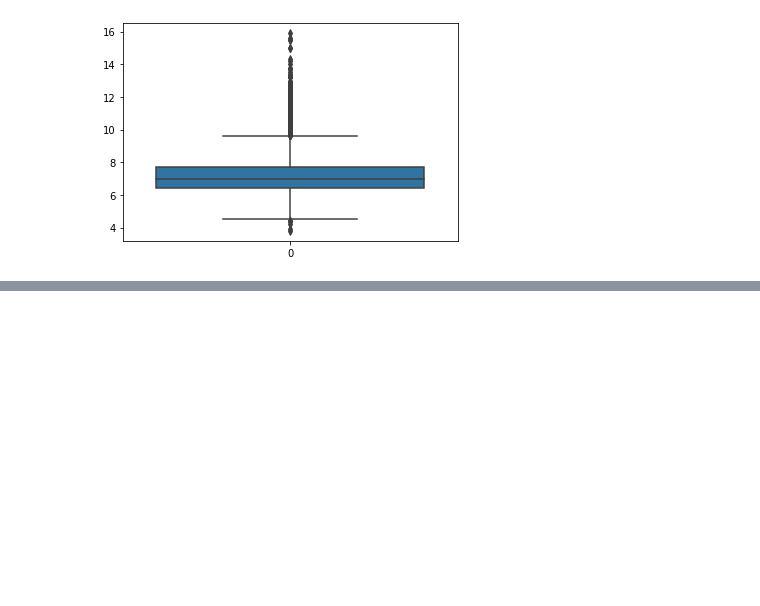
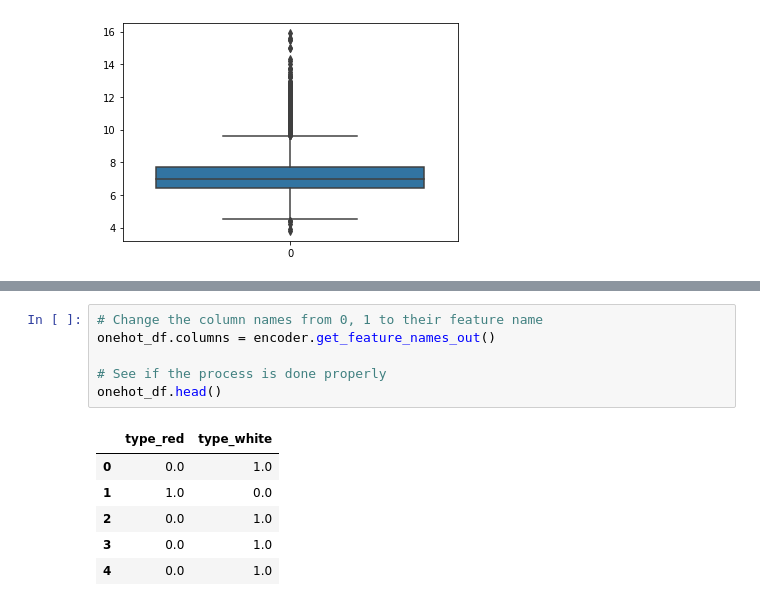
Before and after one commit to garlicvread/DataAnalysisRecapitulation, a Jupyter notebook: Day3_cross_validation_and_LGBM/daconPracticeDay3_3_modeling_and_cross_validation.ipynb, the cells around one changed output, grey strips where cells are left out. Saved outputs shown, nothing was run; the diff lists cells and outputs as text; blank space fills up the shorter version.

```diff
--- a/Day3_cross_validation_and_LGBM/daconPracticeDay3_3_modeling_and_cross_validation.ipynb
+++ b/Day3_cross_validation_and_LGBM/daconPracticeDay3_3_modeling_and_cross_validation.ipynb
@@ -133,0 +182,13 @@ sns.boxplot(data = train['fixed acidity'])
+# %%
+# Change the column names from 0, 1 to their feature name
+onehot_df.columns = encoder.get_feature_names_out()
+
+# See if the process is done properly
+onehot_df.head()
+# %% [output]
+|  | type_red | type_white |
+| 0 | 0.0 | 1.0 |
+| 1 | 1.0 | 0.0 |
+| 2 | 0.0 | 1.0 |
+| 3 | 0.0 | 1.0 |
+| 4 | 0.0 | 1.0 |
```
Also changed, not shown: parts of 17 cells of this notebook.
